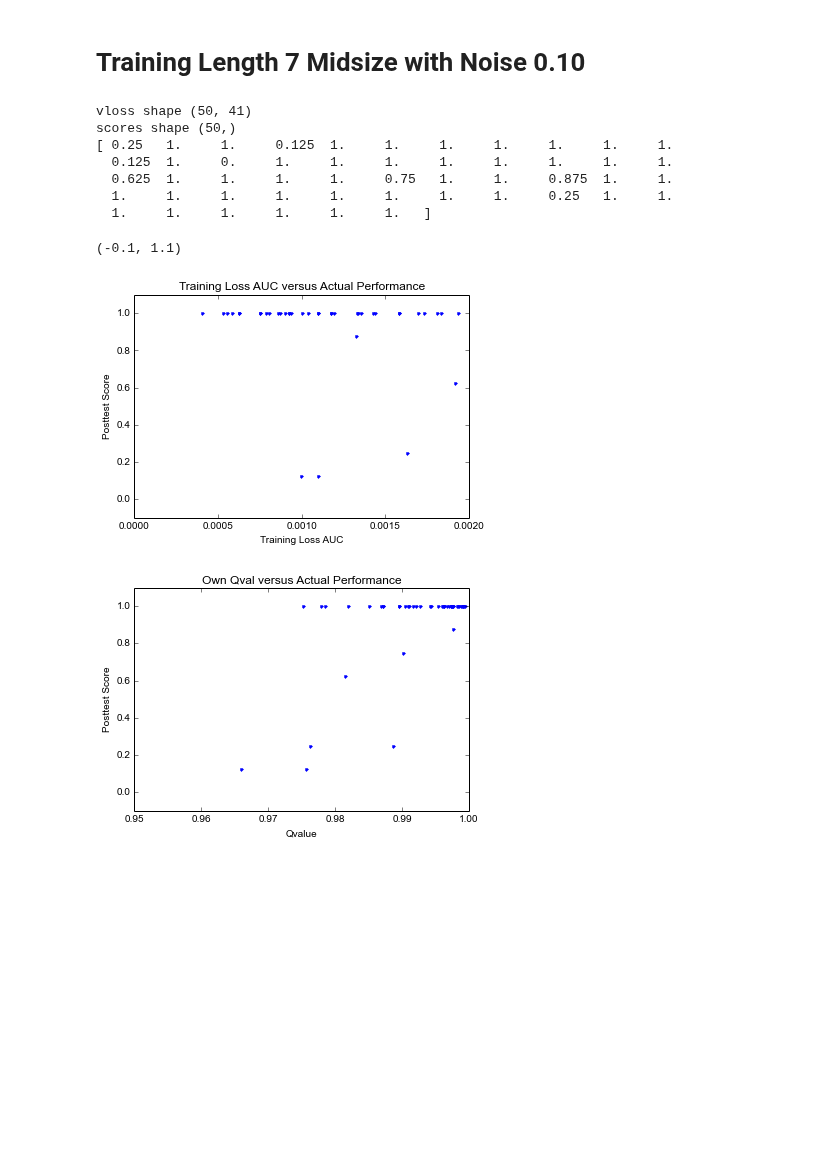
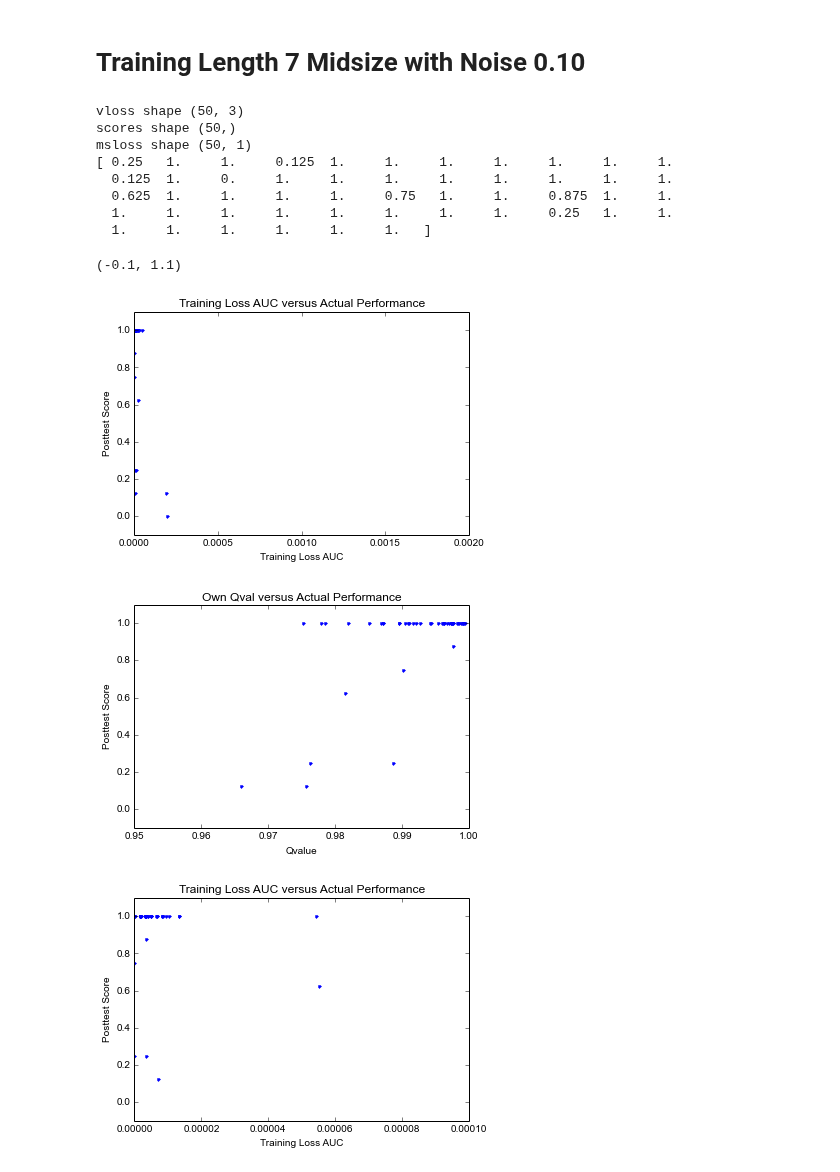
Before and after one commit to lisa-1010/smart-tutor, a Jupyter notebook: code/student2aw5.ipynb, the cells around one changed output. Cells and saved outputs as stored; diff of their text form; code cells hidden in the pictures; blank space fills up the shorter version.

Commit message:
multistep loss experiments

```diff
--- a/code/student2aw5.ipynb
+++ b/code/student2aw5.ipynb
@@ -470,13 +480,14 @@ Looking at correlation between training AUC and actual performance
 data11 = np.load('experiments/test2w5_modelgrusimple_mid-noise0.10-dropout10-shuffle1-data-test2a-w5-n100000-l7-random.pickle/stats-runlr01A.npz')
 data21 = np.load('experiments/test2w5_modelgrusimple_mid-noise0.10-dropout10-shuffle1-data-test2a-w5-n100000-l7-random.pickle/mcts-rtype2-rollouts20000-trajectories8-real1-runlr01A.npz')
 data31 = np.load('experiments/test2w5_modelgrusimple_mid-noise0.10-dropout10-shuffle1-data-test2a-w5-n100000-l7-random.pickle/mcts-rtype2-rollouts20000-trajectories8-real0-runlr01A.npz')
+data41 = np.load('experiments/test2w5_modelgrusimple_mid-noise0.10-dropout10-shuffle1-data-test2a-w5-n100000-l7-random.pickle/msloss-runlr01A.npz')
 
-
-vloss = data11['vloss']
+vloss = data11['vloss'][:,-3:]
 vloss_auc = np.sum(vloss,axis=1)
 scores = np.vstack((data21['scores'],))[:,0]
 realqvals = np.vstack((data21['qvals'],))[:,0]
 selfqvals = np.vstack((data31['qvals'],))[:,0]
+msloss = data41['msloss'][:,0,:]
 
 # ixs sorted by various things
 sorted_by_score = np.flipud(np.argsort(scores))
@@ -484,35 +495,44 @@ ranked_by_score = ixs2ranks(sorted_by_score)
 
 sorted_by_vloss = np.argsort(vloss_auc)
 ranked_by_vloss = ixs2ranks(sorted_by_vloss)
 
 sorted_by_qval = np.flipud(np.argsort(selfqvals))
 ranked_by_qval = ixs2ranks(sorted_by_qval)
 
+sorted_by_msloss = (np.argsort(msloss[:,0]))
+ranked_by_msloss = ixs2ranks(sorted_by_msloss)
+
 six.print_('vloss shape {}'.format(vloss.shape))
 six.print_('scores shape {}'.format(scores.shape))
+six.print_('msloss shape {}'.format(msloss.shape))
 six.print_(scores)
 
 num_models = scores.shape[0]
 
 # 42/50 are good models + 1 almost good
 graph_trainauc_score(vloss, scores, postfix=None)
 xlim(0,0.002)
 ylim(-0.1,1.1)
 graph_qval_score(selfqvals, scores)
 xlim(0.95,1.0)
 ylim(-0.1,1.1)
 #graph_trainauc_qval(vloss,selfqvals)
 #ylim(-0.1,1.1)
+graph_trainauc_score(msloss, scores, postfix=None)
+xlim(0,0.0001)
+ylim(-0.1,1.1)
 # %% [output]
-vloss shape (50, 41)
+vloss shape (50, 3)
 scores shape (50,)
+msloss shape (50, 1)
 [ 0.25   1.     1.     0.125  1.     1.     1.     1.     1.     1.     1.
   0.125  1.     0.     1.     1.     1.     1.     1.     1.     1.     1.
   0.625  1.     1.     1.     1.     0.75   1.     1.     0.875  1.     1.
   1.     1.     1.     1.     1.     1.     1.     1.     0.25   1.     1.
   1.     1.     1.     1.     1.     1.   ]
 (-0.1, 1.1)
-[figure, old version]
+[figure, new version]
 [figure]
+[figure, added]
 # %%
 for i in six.moves.range(num_models):
```
Also changed, not shown: parts of 3 cells of this notebook, 3 other files.
